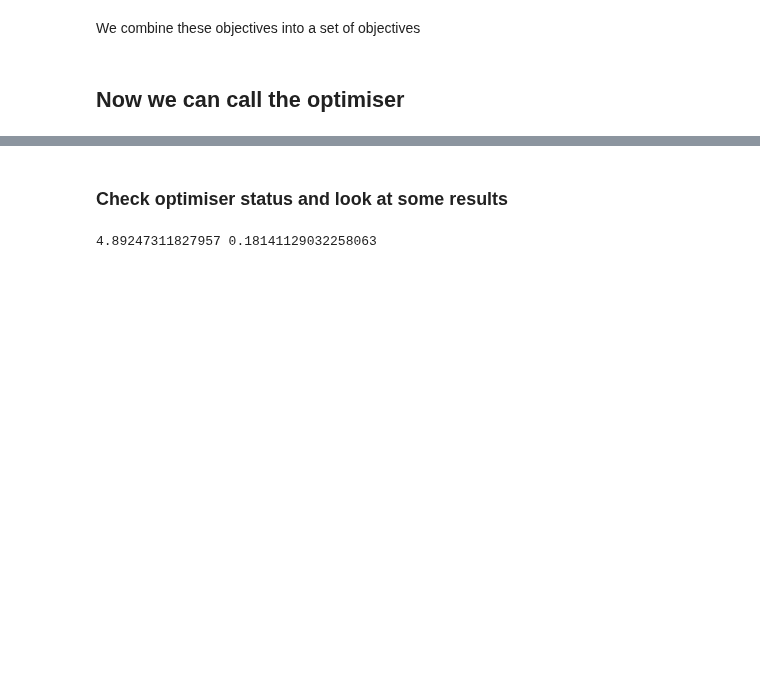
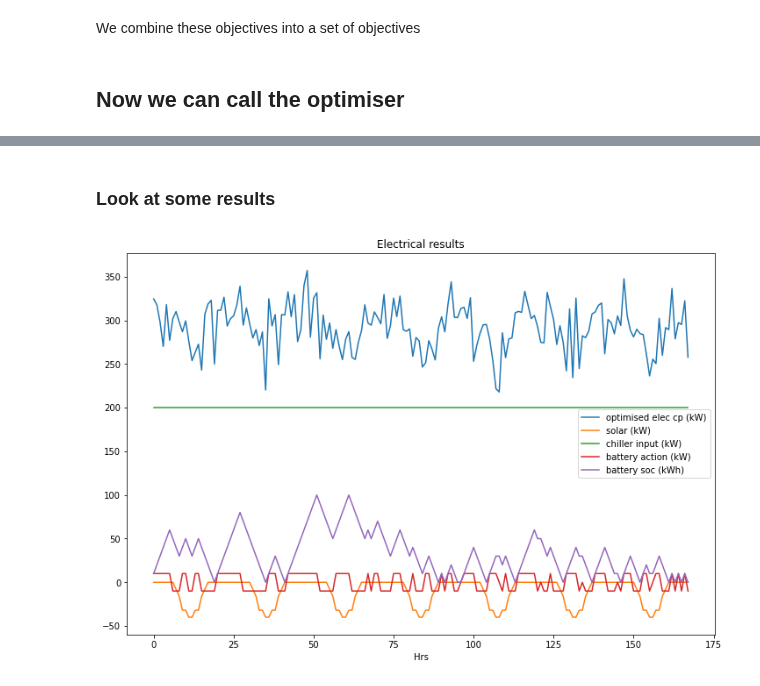
Before and after one commit to bsgip/echo, a Jupyter notebook: scripts/jupyter_examples/f&s_demo.ipynb, the cells around one changed output, grey strips where cells are left out. Drawn from its saved outputs; the diff is of its cells as text; code cells hidden in the pictures; blank space fills up the shorter version.

```diff
--- a/scripts/jupyter_examples/f&s_demo.ipynb
+++ b/scripts/jupyter_examples/f&s_demo.ipynb
@@ -84,3 +74,6 @@ gas_rate = 17  # $/GJ
+# %%
+elec_rate_daily = [0.1]*6 + [0.5]*3 + [0.1]*6 + [0.6]*3 + [0.1]*6 # $/kWh
+gas_rate_daily = [17] * 24  # $/GJ
 # %% [markdown]
 # Build echo model
 First we build all our ports and nodes, these represent assets
@@ -226,10 +238,10 @@ We can now define some objectives with reference to components in this network
 Eg import tariffs on the electrical energy imported from the bulk grid
 # %%
 elec_tariff = ImportTariff(component=connection_pt_node.ports['upstream'],
-                           tariff_array=[elec_rate]*time_periods)
+                           tariff_array=elec_rate_daily*7)
 
 gas_tariff = ImportTariff(component=gas_connection_pt_node.ports['upstream'],
-                          tariff_array=[gas_rate]*time_periods)
+                          tariff_array=gas_rate_daily*7)
 # %% [markdown]
 We combine these objectives into a set of objectives
 # %%
@@ -269,15 +281,22 @@ No file written.
 CPLEX>
 # %% [markdown]
-### Check optimiser status and look at some results
+### Look at some results
-# %%
-# for n in system.node_obj.values():
-#     for pn, p in n.ports.items():
-#         print(pn, p.port_name)
-
-#print(optimiser.opt_status)
-print(max(gas_profile), min(gas_profile))
-# ## Plot the optimised connection point
-# opt_cp = optimiser.values(connection_pt_node.ports['upstream'].port_name)
-# plt.plot(opt_cp)
-# %% [output]
-4.89247311827957 0.18141129032258063
+# %%
+# ## Plot the optimised connection point
+# plt.plot(elec_rate_daily*7, label='import_tariff')
+# plt.xlabel('Hrs')
+# plt.legend()
+# plt.show()
+
+fig = plt.figure(figsize=(12,8))
+plt.plot(optimiser.values(connection_pt_node.ports['upstream'].port_name), label='optimised elec cp (kW)')
+plt.plot(optimiser.values(solar_port.port_name), label='solar (kW)')
+plt.plot(optimiser.values(chiller_node.ports['input'].port_name), label='chiller input (kW)')
+plt.plot(optimiser.values(battery_port.port_name), label='battery action (kW)')
+plt.plot(optimiser.values(battery_port.soc_value), label='battery soc (kWh)')
+plt.xlabel('Hrs')
+plt.legend()
+plt.title('Electrical results')
+plt.show()
+# %% [output]
+[figure, added]
```
Also changed, not shown: parts of 14 cells of this notebook, 10 other files.
